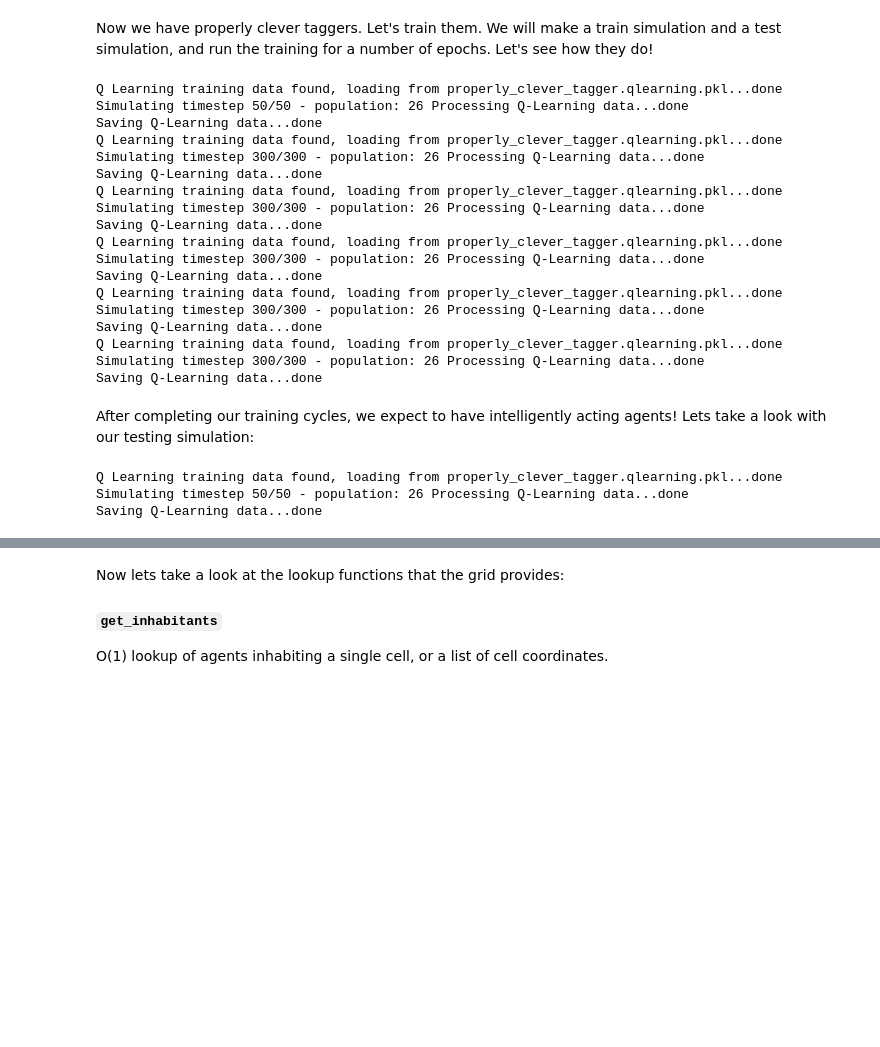
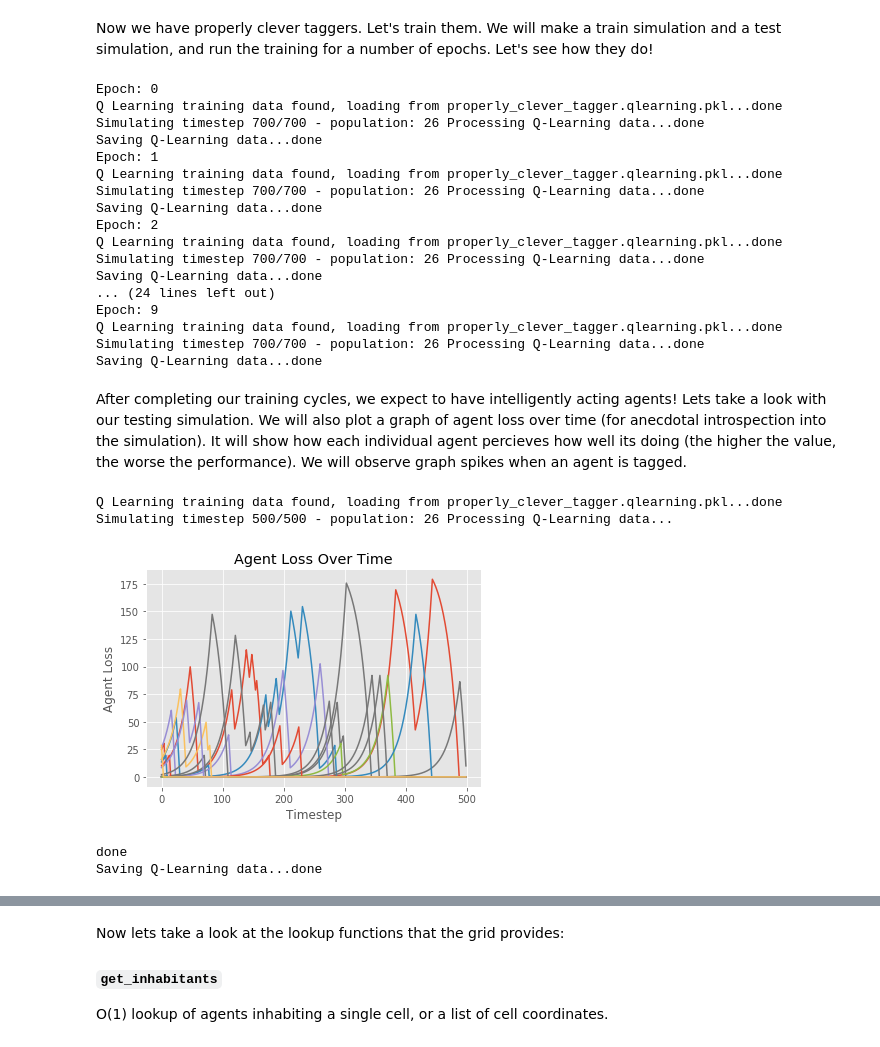
Before and after one commit to SeverTopan/AdjSim, a Jupyter notebook: tutorial/tutorial.ipynb, the cells around one changed output, grey strips where cells are left out. Cells and saved outputs as stored; diff of their text form; code cells hidden in the pictures; blank space fills up the shorter version.

```diff
--- a/tutorial/tutorial.ipynb
+++ b/tutorial/tutorial.ipynb
@@ -342,7 +358,7 @@ import math
 def find_it_tagger(simulation, source):
     for agent in simulation.agents:
         if agent.is_it:
-            return (agent, adjsim.utility.distance_square(agent, source))
+            return agent
 
     # Raise an error if not found, this should never happen.
     raise Exception("'it' agent not found.")
@@ -359,27 +375,27 @@ def find_closest_non_it_tagger(simulation, source):
             nearest_neighbour = agent
             closest_distance = distance
 
-    return (nearest_neighbour, closest_distance)
+    return nearest_neighbour
 
 def tagger_perception(simulation, source):
-    distance = None
     agent = None
 
     # Find appropriate agent and distance.
     if source.is_it:
-        agent, distance = find_closest_non_it_tagger(simulation, source)
+        agent = find_closest_non_it_tagger(simulation, source)
     else:
-        agent, distance = find_it_tagger(simulation, source)
+        agent = find_it_tagger(simulation, source)
 
     # Obtain theta value.
     delta = agent.pos - source.pos
     theta = math.atan(delta[1]/delta[0]) if delta[0] != 0 else np.sign(delta[1])*math.pi/2
+    distance = np.sum(delta**2)**0.5
 
     # Discretize observation to reduce number of possible states.
-    rounded_distance = round(distance/40)*40
-    rounded_theta = round(theta/5)*5
+    rounded_theta = round(theta/(math.pi/20))*(math.pi/20)
+    rounded_distance = round(distance/10)*10
 
-    return (rounded_distance, rounded_theta, source.is_it)
+    return (rounded_theta, rounded_distance, source.is_it)
 # %% [markdown]
 Now, let's put together our simulation. It is important to note that we will be sharing our decision module object across all our Taggers in the same way that actions are shared. This will allow training to occur collectively, and allow all agents to learn from each other's enterprises.
 # %%
@@ -444,7 +460,7 @@ def clever_move(simulation, source):
 
     movement = np.array([dx, dy])
 
-    source.pos = source.pos + movement
+    source.pos = np.clip(source.pos + movement, -ARENA_BOUND, ARENA_BOUND)
     source.step_complete = True
 
 
@@ -500,42 +516,44 @@ class ProperlyCleverTaggerTestSimulation(adjsim.core.VisualSimulation): # Note t
 
         self.agents.add(ProperlyCleverTagger(10, 10, True, self.tagger_decision))
 
-sim = ProperlyCleverTaggerTestSimulation()
-sim.simulate(50)
-
 # Training cycle.
-EPOCHS = 5
+EPOCHS = 10
 for i in range(EPOCHS):
+    print("Epoch:", i)
     sim = ProperlyCleverTaggerTrainSimulation()
-    sim.simulate(300)
+    sim.simulate(700)
 # %% [output]
+Epoch: 0
 Q Learning training data found, loading from properly_clever_tagger.qlearning.pkl...done
-Simulating timestep 50/50 - population: 26 Processing Q-Learning data...done
+Simulating timestep 700/700 - population: 26 Processing Q-Learning data...done
 Saving Q-Learning data...done
+Epoch: 1
 Q Learning training data found, loading from properly_clever_tagger.qlearning.pkl...done
-Simulating timestep 300/300 - population: 26 Processing Q-Learning data...done
+Simulating timestep 700/700 - population: 26 Processing Q-Learning data...done
 Saving Q-Learning data...done
+Epoch: 2
 Q Learning training data found, loading from properly_clever_tagger.qlearning.pkl...done
-Simulating timestep 300/300 - population: 26 Processing Q-Learning data...done
+Simulating timestep 700/700 - population: 26 Processing Q-Learning data...done
 Saving Q-Learning data...done
+... (24 lines left out)
+Epoch: 9
 Q Learning training data found, loading from properly_clever_tagger.qlearning.pkl...done
-Simulating timestep 300/300 - population: 26 Processing Q-Learning data...done
+Simulating timestep 700/700 - population: 26 Processing Q-Learning data...done
 Saving Q-Learning data...done
-Q Learning training data found, loading from properly_clever_tagger.qlearning.pkl...done
-Simulating timestep 300/300 - population: 26 Processing Q-Learning data...done
-Saving Q-Learning data...done
-Q Learning training data found, loading from properly_clever_tagger.qlearning.pkl...done
-Simulating timestep 300/300 - population: 26 Processing Q-Learning data...done
-Saving Q-Learning data...done
 # %% [markdown]
-After completing our training cycles, we expect to have intelligently acting agents! Lets take a look with our testing simulation:
+After completing our training cycles, we expect to have intelligently acting agents! Lets take a look with our testing simulation. We will also plot a graph of agent loss over time (for anecdotal introspection into the simulation). It will show how each individual agent percieves how well its doing (the higher the value, the worse the performance). We will observe graph spikes when an agent is tagged.
-# %%
-# Testing Cycle.
-sim = ProperlyCleverTaggerTestSimulation()
-sim.simulate(50)
-# %% [output]
-Q Learning training data found, loading from properly_clever_tagger.qlearning.pkl...done
-Simulating timestep 50/50 - population: 26 Processing Q-Learning data...done
-Saving Q-Learning data...done
+# %%
+# Let's print the loss histories of our agents as well.
+adjsim.decision.QLearningDecision.plot_loss_history = True
+
+# Testing Cycle.
+sim = ProperlyCleverTaggerTestSimulation()
+sim.simulate(500)
+# %% [output]
+Q Learning training data found, loading from properly_clever_tagger.qlearning.pkl...done
+Simulating timestep 500/500 - population: 26 Processing Q-Learning data...
+[figure, added]
+done
+Saving Q-Learning data...done
 # %% [markdown]
 Our agents now make intelligent decisions.
```
Also changed, not shown: parts of 7 cells of this notebook.
